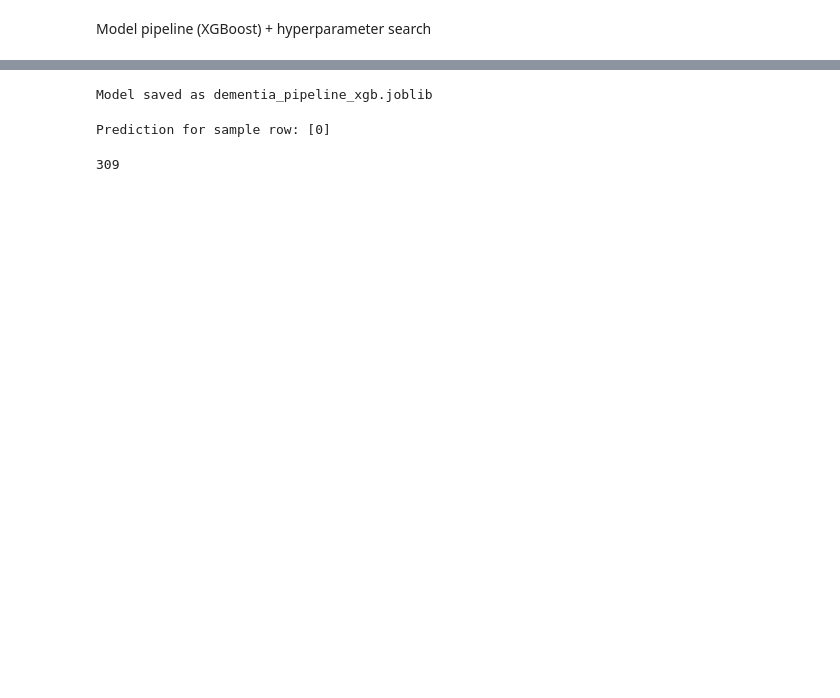
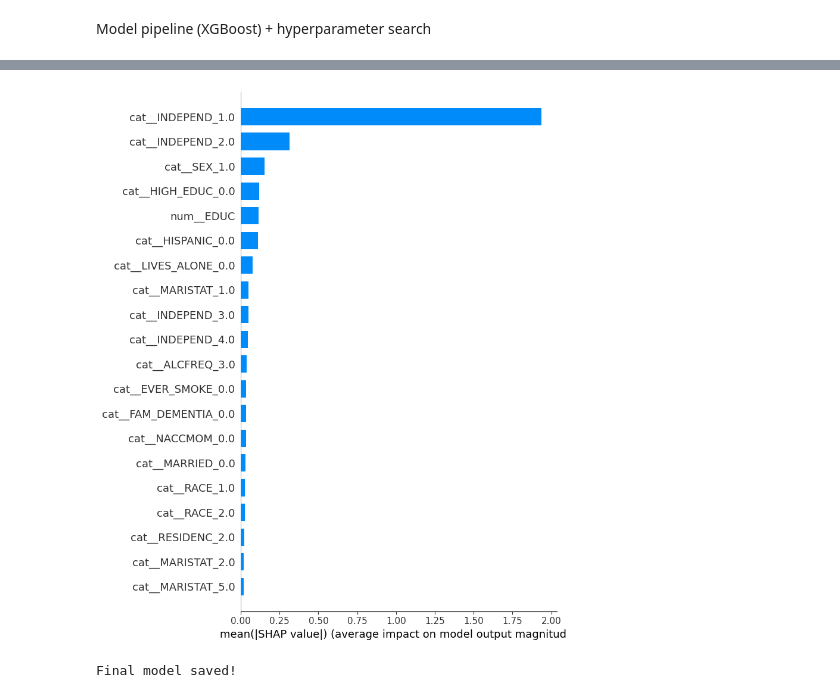
Before and after one commit to bl4ckf0xk/ModelX_First_Order, a Jupyter notebook: ModelX_Model_XGB_with_HP_Train.ipynb, the cells around one changed output, grey strips where cells are left out. Drawn from its saved outputs; the diff is of its cells as text; code cells hidden in the pictures; blank space fills up the shorter version.

```diff
--- a/ModelX_Model_XGB_with_HP_Train.ipynb
+++ b/ModelX_Model_XGB_with_HP_Train.ipynb
@@ -260,3 +300,0 @@ clf = Pipeline([
-# %%
-clf.fit(X_train, y_train)
-print("Accuracy:", clf.score(X_test, y_test))
@@ -285,19 +383,43 @@ weighted avg       0.90      0.90      0.90     39438
+# %%
+raw_pipeline = calibrated.calibrated_classifiers_[0].estimator
+
+raw_model = raw_pipeline.named_steps['model']   # XGBoost / LightGBM / RF
+prep      = raw_pipeline.named_steps['prep']    # ColumnTransformer
+# %%
+X_train_s = prep.transform(X_train)               # scipy sparse → keep it
+X_test_s  = prep.transform(X_test.iloc[:100])
+
+# If the transformer returns a sparse matrix, convert once for SHAP
+if hasattr(X_train_s, "toarray"):
+    X_train_s = X_train_s.toarray()
+    X_test_s  = X_test_s.toarray()
+# %%
+feature_names = prep.get_feature_names_out()
+
+# --------------------------------------------------------------
+# 6. SHAP explainer + summary bar plot
+# --------------------------------------------------------------
+import shap
+
+explainer   = shap.TreeExplainer(raw_model, X_train_s)   # background = train
+shap_vals   = explainer.shap_values(X_test_s)
+
+# XGBoost/LightGBM return [neg, pos]; take the positive class
+if isinstance(shap_vals, list):
+    shap_vals = shap_vals[1]
+
+shap.summary_plot(
+    shap_vals,
+    X_test_s,
+    feature_names=feature_names,
+    plot_type="bar",
+    max_display=20
+)
+# %% [output]
+[figure, added]
 # %%
 import joblib
-joblib.dump(clf, "dementia_pipeline_xgb.joblib")
-print("Model saved as dementia_pipeline_xgb.joblib")
+joblib.dump(calibrated, "dementia_risk_model_final.pkl")
+print("Final model saved!")
 # %% [output]
-Model saved as dementia_pipeline_xgb.joblib
+Final model saved!
-# %%
-loaded = joblib.load("dementia_pipeline_xgb.joblib")
-
-# Single prediction example (replace with real row)
-example = X_test.iloc[[0]]
-pred = loaded.predict(example)
-print("\nPrediction for sample row:", pred)
-
-import gc
-gc.collect()
-# %% [output]
-Prediction for sample row: [0]
-309
```
Also changed, not shown: parts of 15 cells of this notebook.
